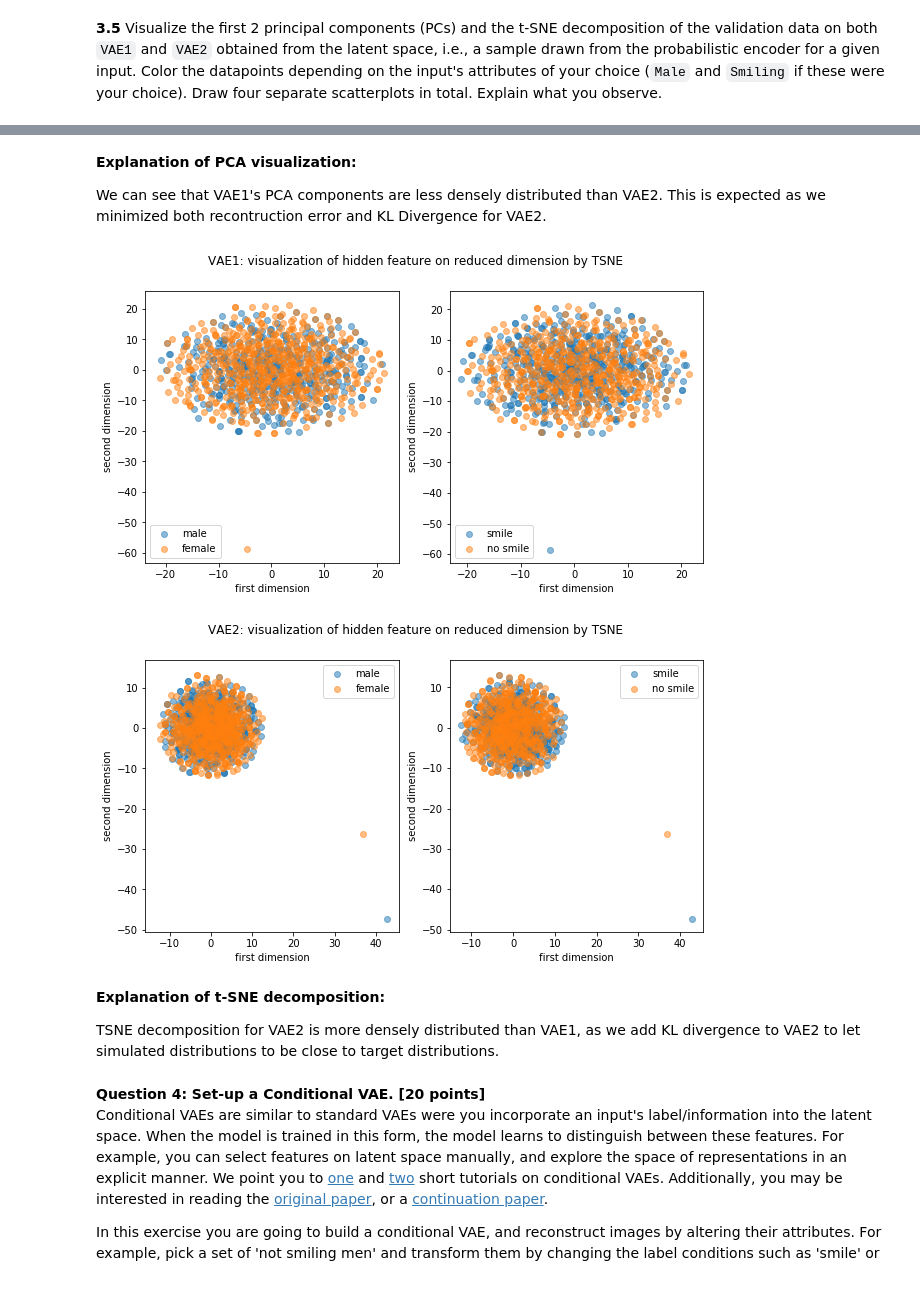
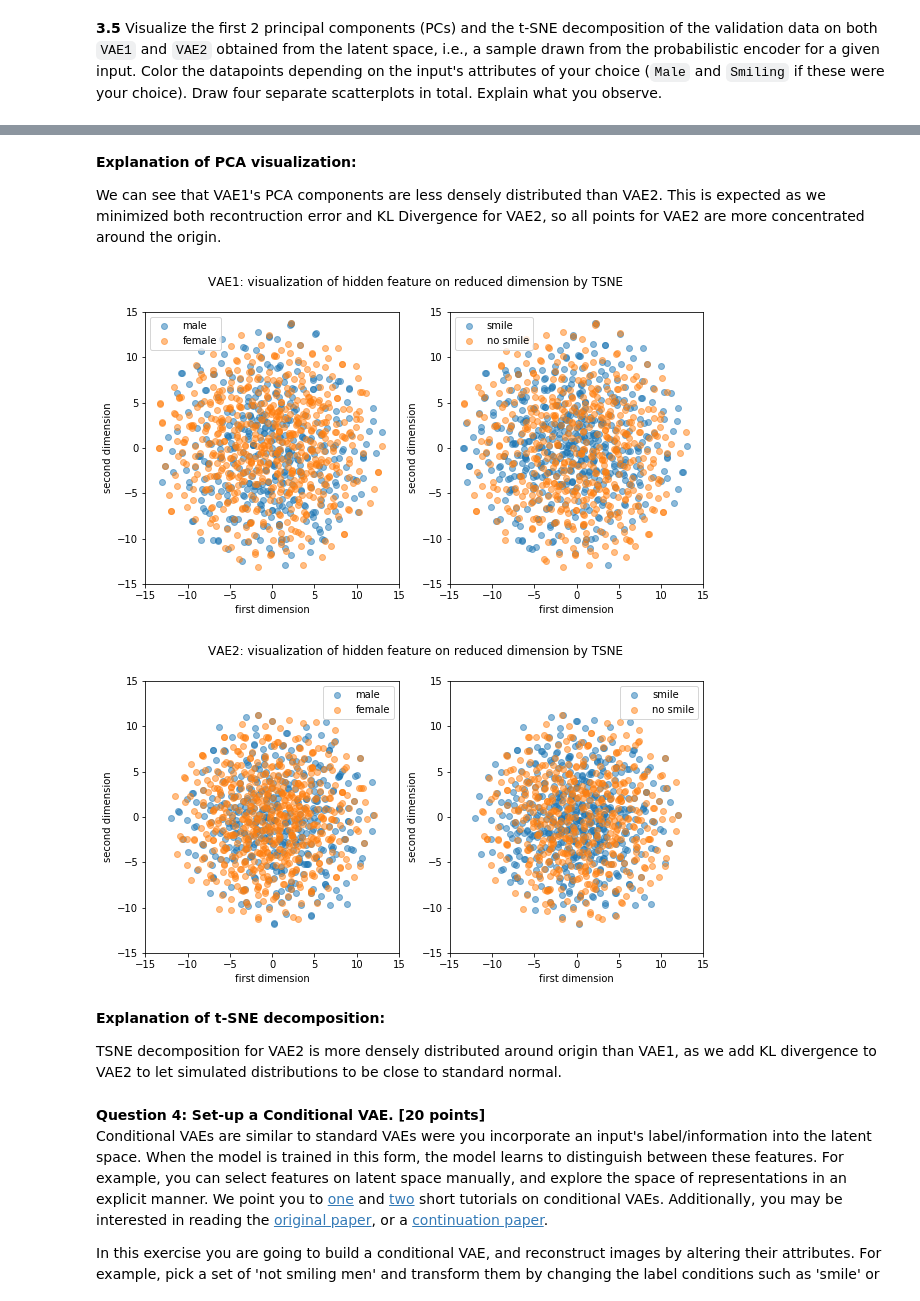
Before and after one commit to Ruby122/2020-CS109B, a Jupyter notebook: content/homeworks/hw07/cs109b_hw7.ipynb, the cells around one changed output, grey strips where cells are left out. Drawn from its saved outputs; the diff is of its cells as text; code cells hidden in the pictures.

```diff
--- a/content/homeworks/hw07/cs109b_hw7.ipynb
+++ b/content/homeworks/hw07/cs109b_hw7.ipynb
@@ -153,8 +153,8 @@ train_ds = train_ds.shuffle(10000, reshuffle_each_iteration=True)
 val_ds = val_ds.shuffle(10000,  reshuffle_each_iteration=True)
 # batch
 batch_size = 32
-train_ds = train_ds.batch(batch_size)
-val_ds = val_ds.batch(batch_size)
+train_ds = train_ds.batch(batch_size, drop_remainder = True)
+val_ds = val_ds.batch(batch_size, drop_remainder = True)
 # %% [markdown]
 **1.2** Create training and validation Dataset pipelines `train_cond_ds` and `val_cond_ds` from `train_celeb` and `val_celeb`, respectively. The Dataset pipelines you create have to return a tuple `((image, attributes), image)` to train your conditional VAE model. The first element of the tuple corresponds to the input of the model and consists of two tensors: the image and 2 selected attributes of your choice (for example, `Male` and `Smiling` attributes). You can choose your attributes from the ones [available](https://www.tensorflow.org/datasets/catalog/celeb_a). Make sure the attributes you use are easily identifiable in the images because you will need to alter them and expect visual changes (see Question 4.3). Convert the boolean attributes to `tf.float32` using [`tf.cast`](https://www.tensorflow.org/api_docs/python/tf/cast).
 
@@ -177,8 +177,8 @@ train_cond_ds = train_cond_ds.shuffle(10000, reshuffle_each_iteration=True)
 val_cond_ds = val_cond_ds.shuffle(10000,  reshuffle_each_iteration=True)
 # batch
 batch_size = 32
-train_cond_ds = train_cond_ds.batch(batch_size)  # each batch: ((32 images, attributes), 32 images)
-val_cond_ds = val_cond_ds.batch(batch_size)
+train_cond_ds = train_cond_ds.batch(batch_size, drop_remainder = True)  # each batch: ((32 images, attributes), 32 images)
+val_cond_ds = val_cond_ds.batch(batch_size, drop_remainder = True)
 # %% [markdown]
 **1.3** Pick 5 random images from the train dataset and plot them. List the attributes from these images and verify they are correct.
 
@@ -441,7 +441,7 @@ for i in range(num2plot):
 # %% [markdown]
 **2.7** Visualize the first 2 [principal components](https://scikit-learn.org/stable/modules/generated/sklearn.decomposition.PCA.html) and [t-SNE](https://scikit-learn.org/stable/modules/generated/sklearn.manifold.TSNE.html) projection onto the plane of the latent representation of the validation images. Use the representation after the first dense layer where `bottleneck_dim=128` to compute the PCs and t-SNE projections. Retrieve at least `1024` images and color each input by class type, for example, `Male` and `Smiling` (if these where your chosen attributes), for **each scatter plot visualization** and attributes. You need to present 4 scatter plots in total. Explain your results.
 # %%
-def visualize_hidden_PCA(pca_result,attri_array, sup_title):
+def visualize_hidden_PCA(pca_result,attri_array, sup_title, xlim = None, ylim = None):
     fig, ax = plt.subplots(1,2, figsize = (10, 5))
     category = np.array([['male', 'female'], ['smile', 'no smile']])
     # plot
@@ -451,6 +451,9 @@ def visualize_hidden_PCA(pca_result,attri_array, sup_title):
         cond = (attri_array[:, i]==1)
         ax[i].scatter(pca_result[cond,0], pca_result[cond, 1], label=cat[0],alpha=0.5)
         ax[i].scatter(pca_result[~cond,0], pca_result[~cond, 1], label=cat[1],alpha=0.5)
+        if ((xlim is not None) & (ylim is not None)):
+            ax[i].set_xlim(xlim[0], xlim[1])
+            ax[i].set_ylim(ylim[0], ylim[1])
         legend = ax[i].legend(markerscale=1)
         legend.get_frame().set_facecolor('w')
         ax[i].set_xlabel("first dimension")
@@ -751,25 +758,27 @@ visualize_hidden_PCA(pca_result2, attri_array, sup_title = "VAE2: visualization
 # %% [markdown]
 **Explanation of PCA visualization:**
 
-We can see that VAE1's PCA components are less densely distributed than VAE2. This is expected as we minimized both recontruction error and KL Divergence for VAE2.
+We can see that VAE1's PCA components are less densely distributed than VAE2. This is expected as we minimized both recontruction error and KL Divergence for VAE2, so all points for VAE2 are more concentrated around the origin.
 # %%
 # 3.5
 # your code here
 tsne1 = TSNE(n_components=2)
 tsne_result1 = tsne1.fit_transform(hidden_features1)
 
 tsne2 = TSNE(n_components=2)
 tsne_result2 = tsne2.fit_transform(hidden_features2)
 # plot
-visualize_hidden_PCA(tsne_result1, attri_array, sup_title= "VAE1: visualization of hidden feature on reduced dimension by TSNE")
-visualize_hidden_PCA(tsne_result2, attri_array, sup_title= "VAE2: visualization of hidden feature on reduced dimension by TSNE")
+visualize_hidden_PCA(tsne_result1, attri_array, xlim = [-15, 15], ylim = [-15,15],
+                     sup_title= "VAE1: visualization of hidden feature on reduced dimension by TSNE")
+visualize_hidden_PCA(tsne_result2, attri_array, xlim = [-15, 15], ylim = [-15,15],
+                     sup_title= "VAE2: visualization of hidden feature on reduced dimension by TSNE")
 # %% [output]
-[figure, old version]
+[figure, new version]
-[figure, old version]
+[figure, new version]
 # %% [markdown]
 **Explanation of t-SNE decomposition:**
 
-TSNE decomposition for VAE2 is more densely distributed than VAE1, as we add KL divergence to VAE2 to let simulated distributions to be close to target distributions.
+TSNE decomposition for VAE2 is more densely distributed around origin than VAE1, as we add KL divergence to VAE2 to let simulated distributions to be close to standard normal.
 # %% [markdown]
 <div class='exercise'> <b> Question 4: Set-up a Conditional VAE. [20 points] </b> </div>
 
```
Also changed, not shown: parts of 26 cells of this notebook, 8 other files.
